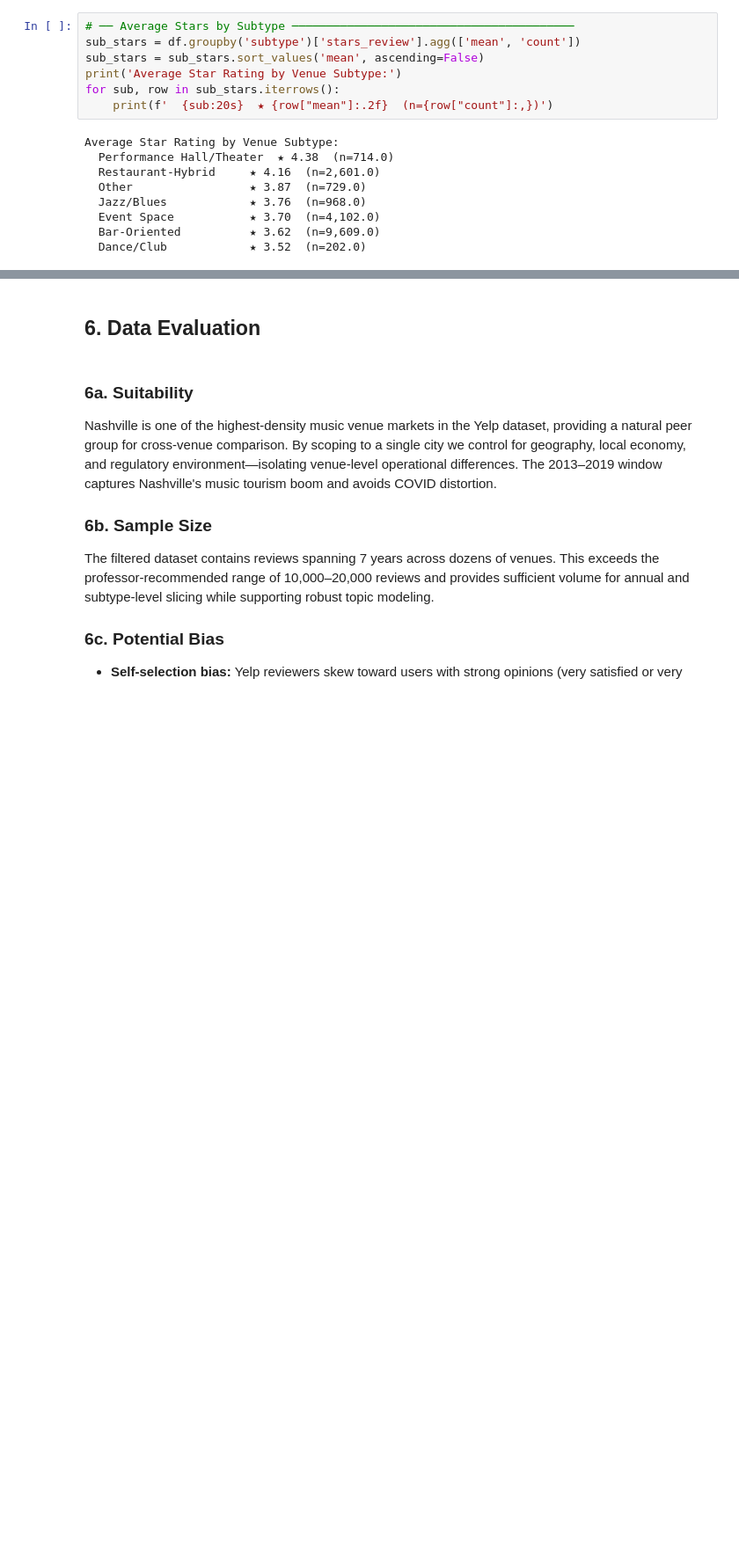
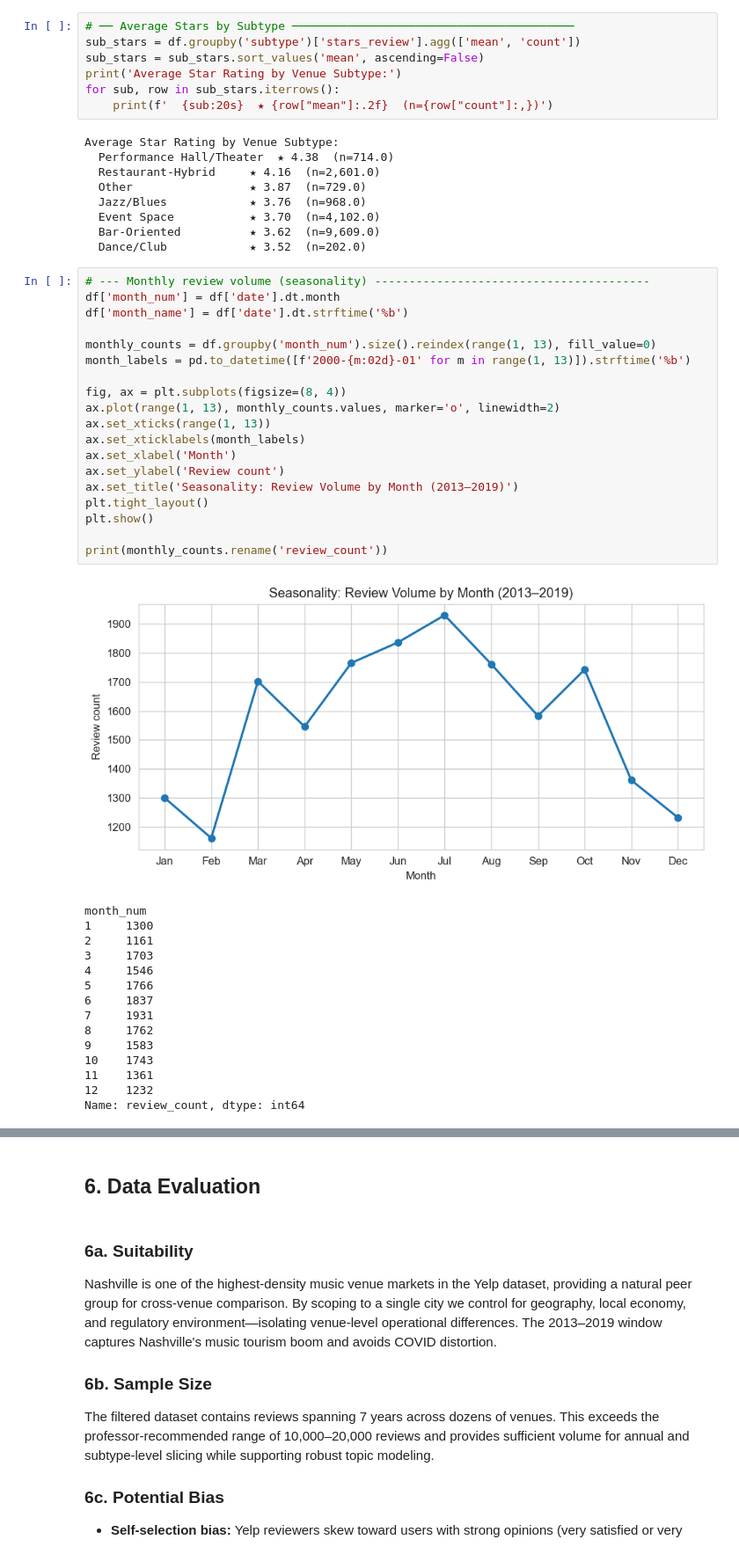
Before and after one commit to ProntoSbinalla/CIS-509-Final-Project, a Jupyter notebook: Notebooks/ProjectEDA_Team1.ipynb, the cells around one changed output, grey strips where cells are left out. Shown at 88% size. Saved outputs shown, nothing was run; the diff lists cells and outputs as text; blank space fills up the shorter version.

```diff
--- a/Notebooks/ProjectEDA_Team1.ipynb
+++ b/Notebooks/ProjectEDA_Team1.ipynb
@@ -375,3 +391,38 @@ Average Star Rating by Venue Subtype:
   Event Space           ★ 3.70  (n=4,102.0)
   Bar-Oriented          ★ 3.62  (n=9,609.0)
   Dance/Club            ★ 3.52  (n=202.0)
+# %%
+# --- Monthly review volume (seasonality) ----------------------------------------
+df['month_num'] = df['date'].dt.month
+df['month_name'] = df['date'].dt.strftime('%b')
+
+monthly_counts = df.groupby('month_num').size().reindex(range(1, 13), fill_value=0)
+month_labels = pd.to_datetime([f'2000-{m:02d}-01' for m in range(1, 13)]).strftime('%b')
+
+fig, ax = plt.subplots(figsize=(8, 4))
+ax.plot(range(1, 13), monthly_counts.values, marker='o', linewidth=2)
+ax.set_xticks(range(1, 13))
+ax.set_xticklabels(month_labels)
+ax.set_xlabel('Month')
+ax.set_ylabel('Review count')
+ax.set_title('Seasonality: Review Volume by Month (2013–2019)')
+plt.tight_layout()
+plt.show()
+
+print(monthly_counts.rename('review_count'))
+# %% [output]
+[figure, added]
+month_num
+1     1300
+2     1161
+3     1703
+4     1546
+5     1766
+6     1837
+7     1931
+8     1762
+9     1583
+10    1743
+11    1361
+12    1232
+Name: review_count, dtype: int64
```
Also changed, not shown: parts of 8 cells of this notebook, 1 other file.
